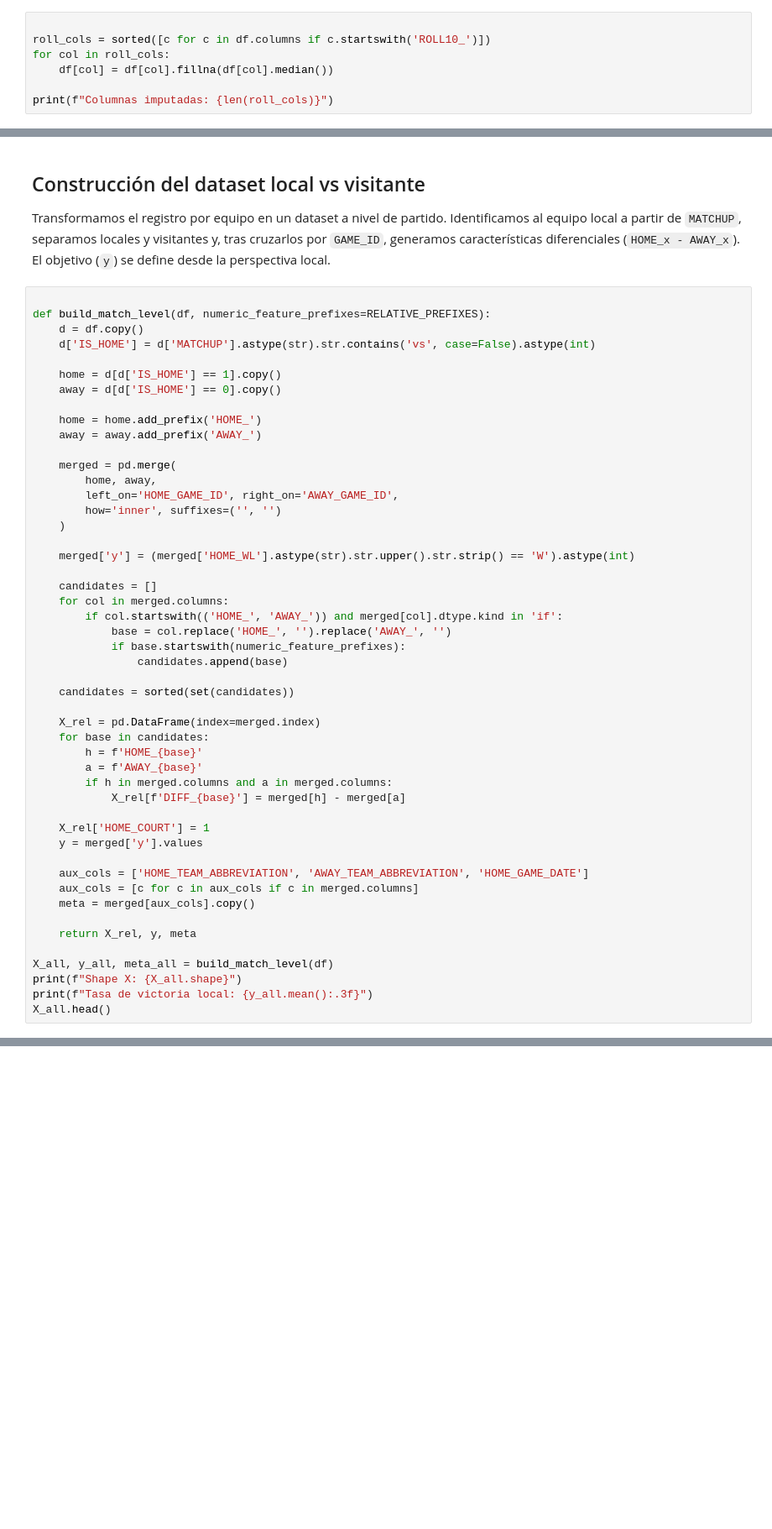
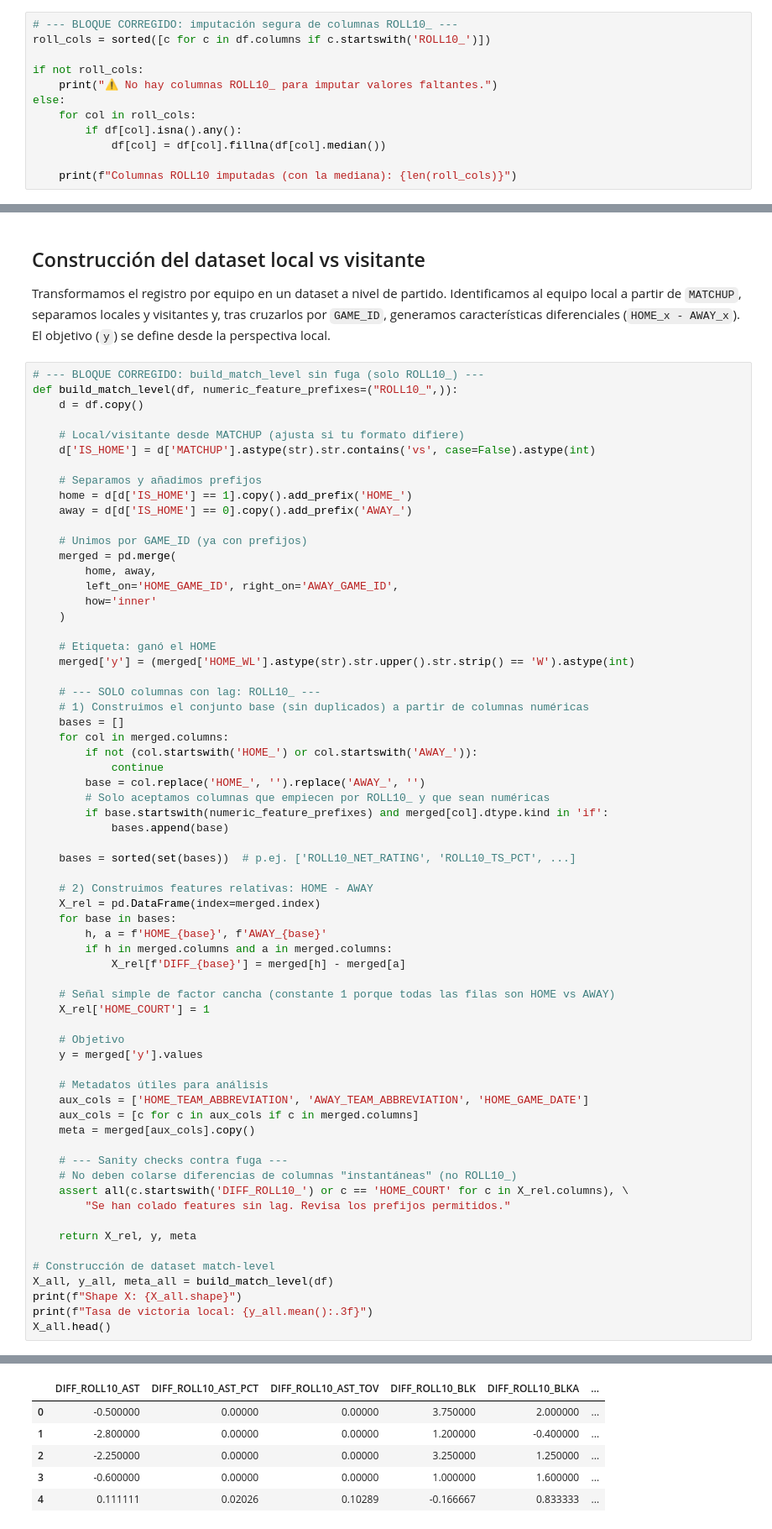
Before and after one commit to diazpablogon/BasketballAnalysis, a Jupyter notebook: 02_processing_data/02a_WL_prediction/02_WL_estimator.ipynb, the cells around one changed output, grey strips where cells are left out. Shown: that part at 84% size. Saved outputs shown, nothing was run; the diff lists cells and outputs as text; blank space fills up the shorter version.

```diff
--- a/02_processing_data/02a_WL_prediction/02_WL_estimator.ipynb
+++ b/02_processing_data/02a_WL_prediction/02_WL_estimator.ipynb
@@ -136,9 +152,14 @@ print(f"Columnas ROLL10 creadas: {len(generated_cols)}")
 
 Completamos los `NaN` de las métricas rolling utilizando la mediana de cada columna. Esto garantiza que la construcción posterior del dataset home/away no propague valores faltantes al calcular diferencias.
 # %%
+# --- BLOQUE CORREGIDO: imputación segura de columnas ROLL10_ ---
+roll_cols = sorted([c for c in df.columns if c.startswith('ROLL10_')])
 
-roll_cols = sorted([c for c in df.columns if c.startswith('ROLL10_')])
-for col in roll_cols:
-    df[col] = df[col].fillna(df[col].median())
+if not roll_cols:
+    print("⚠️ No hay columnas ROLL10_ para imputar valores faltantes.")
+else:
+    for col in roll_cols:
+        if df[col].isna().any():
+            df[col] = df[col].fillna(df[col].median())
 
-print(f"Columnas imputadas: {len(roll_cols)}")
+    print(f"Columnas ROLL10 imputadas (con la mediana): {len(roll_cols)}")
@@ -148,51 +171,68 @@ print(f"Columnas imputadas: {len(roll_cols)}")
 
 Transformamos el registro por equipo en un dataset a nivel de partido. Identificamos al equipo local a partir de `MATCHUP`, separamos locales y visitantes y, tras cruzarlos por `GAME_ID`, generamos características diferenciales (`HOME_x - AWAY_x`). El objetivo (`y`) se define desde la perspectiva local.
 # %%
+# --- BLOQUE CORREGIDO: build_match_level sin fuga (solo ROLL10_) ---
+def build_match_level(df, numeric_feature_prefixes=("ROLL10_",)):
+    d = df.copy()
 
-def build_match_level(df, numeric_feature_prefixes=RELATIVE_PREFIXES):
-    d = df.copy()
+    # Local/visitante desde MATCHUP (ajusta si tu formato difiere)
     d['IS_HOME'] = d['MATCHUP'].astype(str).str.contains('vs', case=False).astype(int)
 
-    home = d[d['IS_HOME'] == 1].copy()
-    away = d[d['IS_HOME'] == 0].copy()
+    # Separamos y añadimos prefijos
+    home = d[d['IS_HOME'] == 1].copy().add_prefix('HOME_')
+    away = d[d['IS_HOME'] == 0].copy().add_prefix('AWAY_')
 
-    home = home.add_prefix('HOME_')
-    away = away.add_prefix('AWAY_')
-
+    # Unimos por GAME_ID (ya con prefijos)
     merged = pd.merge(
         home, away,
         left_on='HOME_GAME_ID', right_on='AWAY_GAME_ID',
-        how='inner', suffixes=('', '')
+        how='inner'
     )
 
+    # Etiqueta: ganó el HOME
     merged['y'] = (merged['HOME_WL'].astype(str).str.upper().str.strip() == 'W').astype(int)
 
-    candidates = []
+    # --- SOLO columnas con lag: ROLL10_ ---
+    # 1) Construimos el conjunto base (sin duplicados) a partir de columnas numéricas
+    bases = []
     for col in merged.columns:
-        if col.startswith(('HOME_', 'AWAY_')) and merged[col].dtype.kind in 'if':
-            base = col.replace('HOME_', '').replace('AWAY_', '')
-            if base.startswith(numeric_feature_prefixes):
-                candidates.append(base)
+        if not (col.startswith('HOME_') or col.startswith('AWAY_')):
+            continue
+        base = col.replace('HOME_', '').replace('AWAY_', '')
+        # Solo aceptamos columnas que empiecen por ROLL10_ y que sean numéricas
+        if base.startswith(numeric_feature_prefixes) and merged[col].dtype.kind in 'if':
+            bases.append(base)
 
-    candidates = sorted(set(candidates))
+    bases = sorted(set(bases))  # p.ej. ['ROLL10_NET_RATING', 'ROLL10_TS_PCT', ...]
 
+    # 2) Construimos features relativas: HOME - AWAY
     X_rel = pd.DataFrame(index=merged.index)
-    for base in candidates:
-        h = f'HOME_{base}'
-        a = f'AWAY_{base}'
+    for base in bases:
+        h, a = f'HOME_{base}', f'AWAY_{base}'
         if h in merged.columns and a in merged.columns:
             X_rel[f'DIFF_{base}'] = merged[h] - merged[a]
 
+    # Señal simple de factor cancha (constante 1 porque todas las filas son HOME vs AWAY)
     X_rel['HOME_COURT'] = 1
+
+    # Objetivo
     y = merged['y'].values
 
+    # Metadatos útiles para análisis
     aux_cols = ['HOME_TEAM_ABBREVIATION', 'AWAY_TEAM_ABBREVIATION', 'HOME_GAME_DATE']
     aux_cols = [c for c in aux_cols if c in merged.columns]
     meta = merged[aux_cols].copy()
 
+    # --- Sanity checks contra fuga ---
+    # No deben colarse diferencias de columnas "instantáneas" (no ROLL10_)
+    assert all(c.startswith('DIFF_ROLL10_') or c == 'HOME_COURT' for c in X_rel.columns), \
+        "Se han colado features sin lag. Revisa los prefijos permitidos."
+
     return X_rel, y, meta
 
+# Construcción de dataset match-level
 X_all, y_all, meta_all = build_match_level(df)
 print(f"Shape X: {X_all.shape}")
 print(f"Tasa de victoria local: {y_all.mean():.3f}")
 X_all.head()
+# %% [output]
@@ -198,0 +241,6 @@ X_all.head()
+|  | DIFF_ROLL10_AST | DIFF_ROLL10_AST_PCT | DIFF_ROLL10_AST_TOV | DIFF_ROLL10_BLK | DIFF_ROLL10_BLKA | ... |
+| 0 | -0.500000 | 0.00000 | 0.00000 | 3.750000 | 2.000000 | ... |
+| 1 | -2.800000 | 0.00000 | 0.00000 | 1.200000 | -0.400000 | ... |
+| 2 | -2.250000 | 0.00000 | 0.00000 | 3.250000 | 1.250000 | ... |
+| 3 | -0.600000 | 0.00000 | 0.00000 | 1.000000 | 1.600000 | ... |
+| 4 | 0.111111 | 0.02026 | 0.10289 | -0.166667 | 0.833333 | ... |
```
Also changed, not shown: parts of 12 cells of this notebook, 2 other files.
